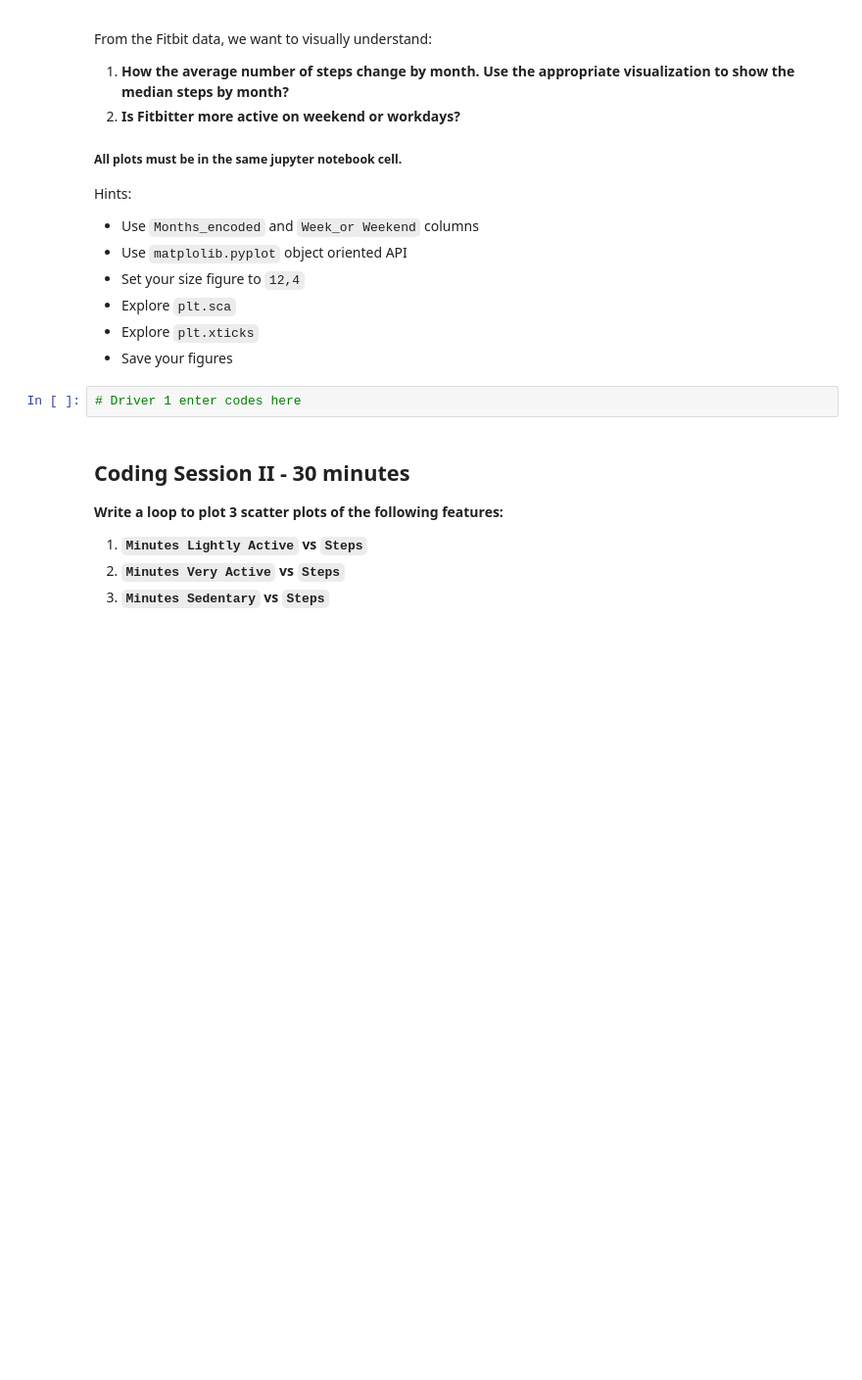
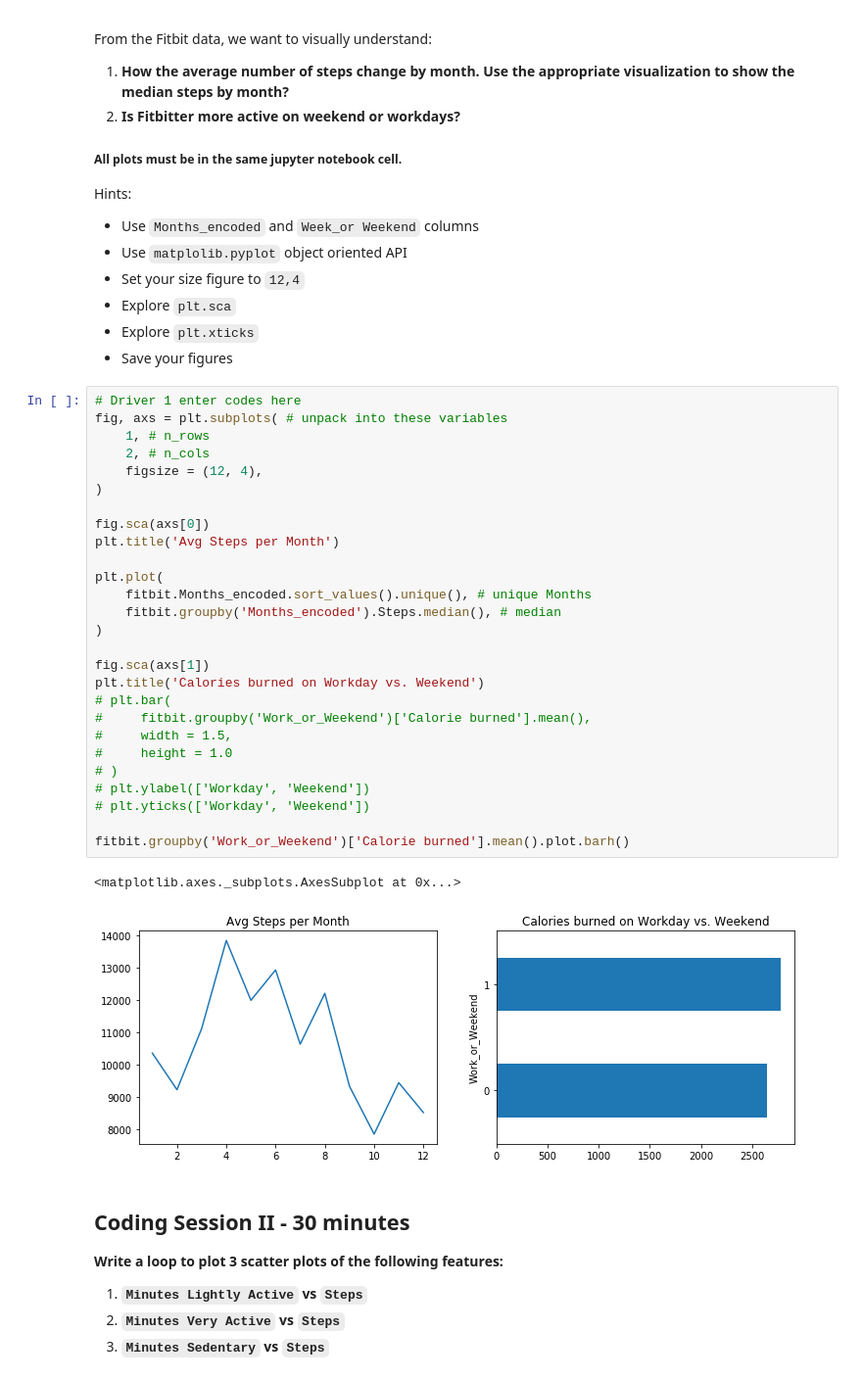
Before and after one commit to ironhack-labs/data-labs, a Jupyter notebook: module-2/lab-matplotlib-seaborn/your-code/challenge-2.ipynb, the cells around one changed output. Shown at 98% size. Saved outputs shown, nothing was run; the diff lists cells and outputs as text; blank space fills up the shorter version.

```diff
--- a/module-2/lab-matplotlib-seaborn/your-code/challenge-2.ipynb
+++ b/module-2/lab-matplotlib-seaborn/your-code/challenge-2.ipynb
@@ -39,8 +50,36 @@ Hints:
 - Explore `plt.sca`
 - Explore `plt.xticks`
 - Save your figures
-# %%
-# Driver 1 enter codes here
+# %%
+# Driver 1 enter codes here
+fig, axs = plt.subplots( # unpack into these variables
+    1, # n_rows
+    2, # n_cols
+    figsize = (12, 4),
+)
+
+fig.sca(axs[0])
+plt.title('Avg Steps per Month')
+
+plt.plot(
+    fitbit.Months_encoded.sort_values().unique(), # unique Months
+    fitbit.groupby('Months_encoded').Steps.median(), # median
+)
+
+fig.sca(axs[1])
+plt.title('Calories burned on Workday vs. Weekend')
+# plt.bar(
+#     fitbit.groupby('Work_or_Weekend')['Calorie burned'].mean(),
+#     width = 1.5,
+#     height = 1.0
+# )
+# plt.ylabel(['Workday', 'Weekend'])
+# plt.yticks(['Workday', 'Weekend'])
+
+fitbit.groupby('Work_or_Weekend')['Calorie burned'].mean().plot.barh()
+# %% [output]
+<matplotlib.axes._subplots.AxesSubplot at 0x...>
+[figure, added]
 # %% [markdown]
 ## Coding Session II - 30 minutes
 
```
Also changed, not shown: parts of 6 cells of this notebook, 3 other files.
